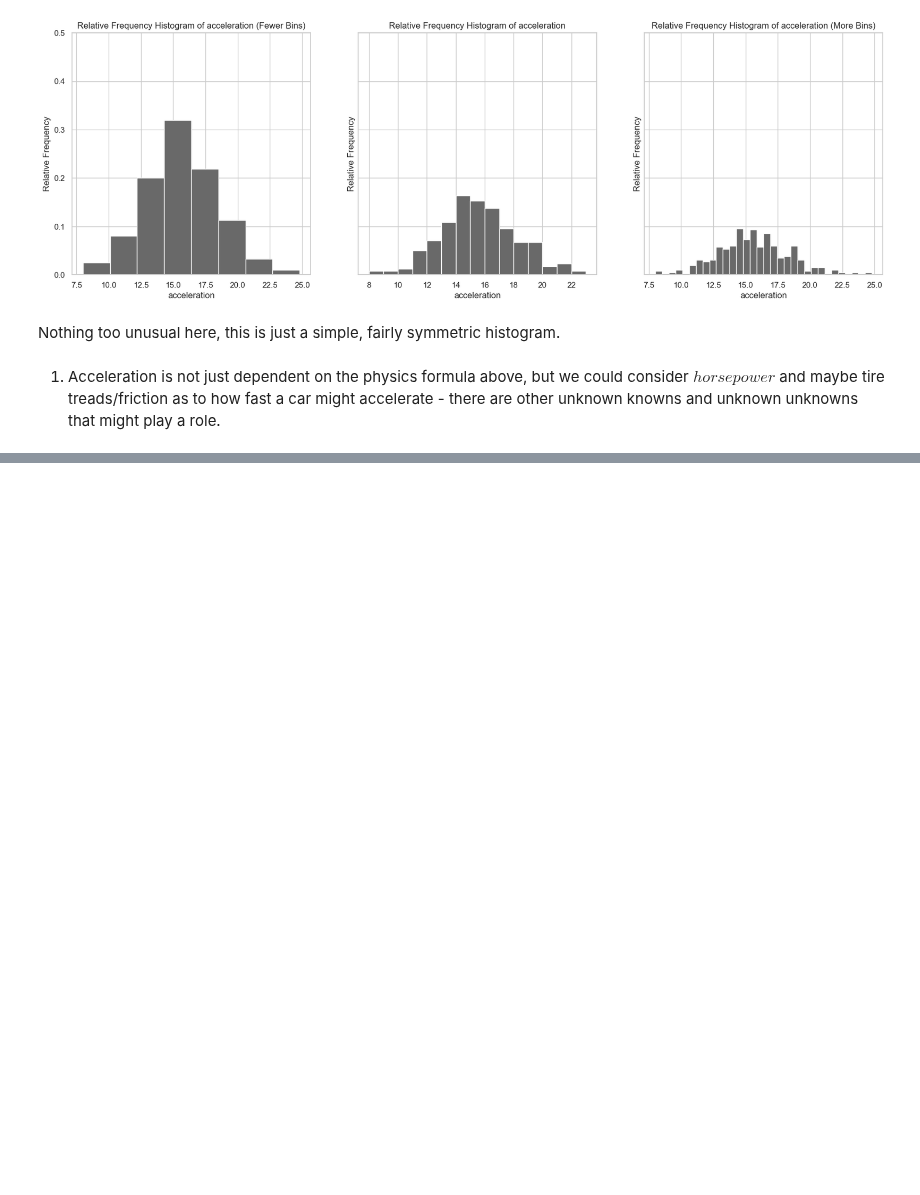
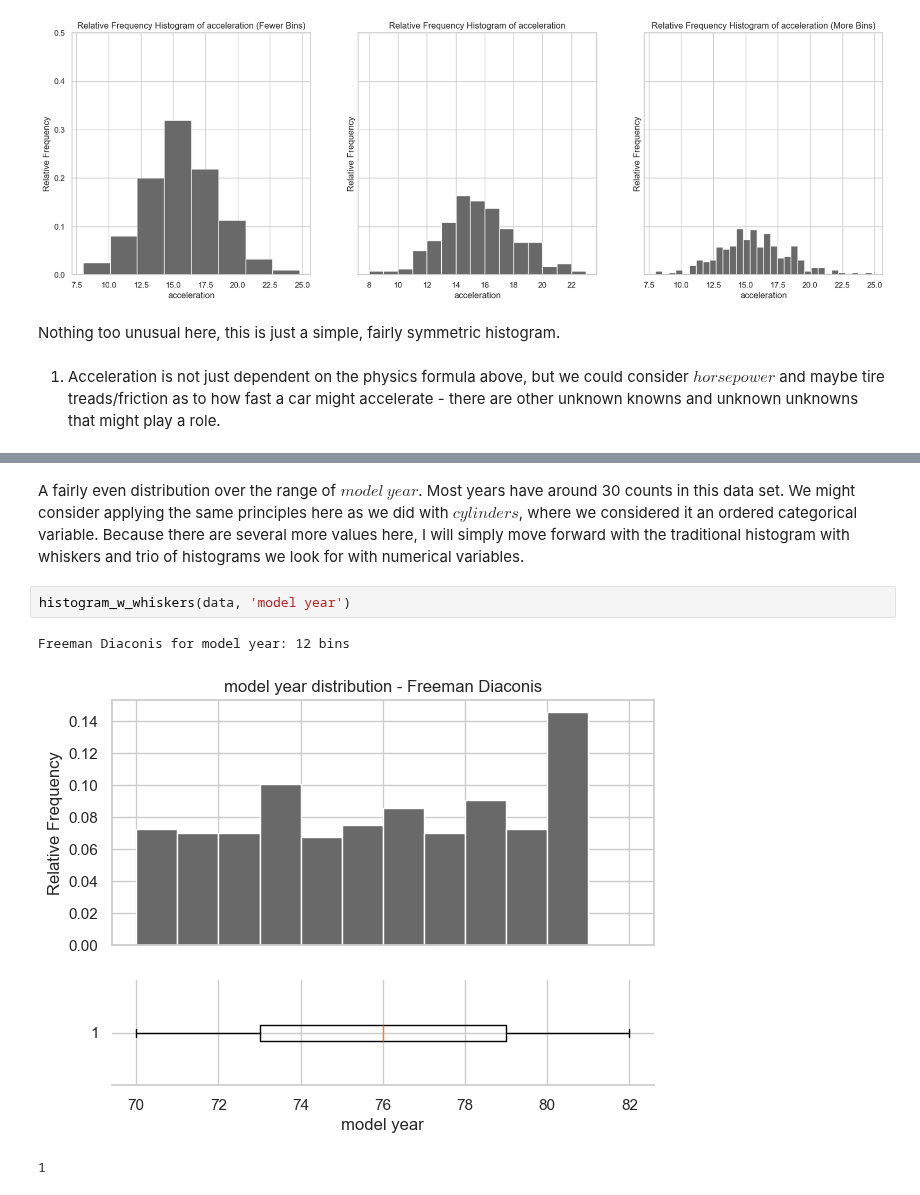
Before and after one commit to ansaridan/jhu-data-engineering-team-5, a Jupyter notebook: Problem_Set_5_1/51_a.ipynb, the cells around one changed output, grey strips where cells are left out. Drawn from its saved outputs; the diff is of its cells as text; blank space fills up the shorter version.

```diff
--- a/Problem_Set_5_1/51_a.ipynb
+++ b/Problem_Set_5_1/51_a.ipynb
@@ -199,0 +236,8 @@ Nothing too unusual here, this is just a simple, fairly symmetric histogram.
+# %% [markdown]
+A fairly even distribution over the range of $model \ year$. Most years have around 30 counts in this data set. We might consider applying the same principles here as we did with $cylinders$, where we considered it an ordered categorical variable. Because there are several more values here, I will simply move forward with the traditional histogram with whiskers and trio of histograms we look for with numerical variables.
+# %%
+histogram_w_whiskers(data, 'model year')
+# %% [output]
+Freeman Diaconis for model year: 12 bins
+[figure, added]
+1
```
Also changed, not shown: parts of 32 cells of this notebook, 2 other files.
